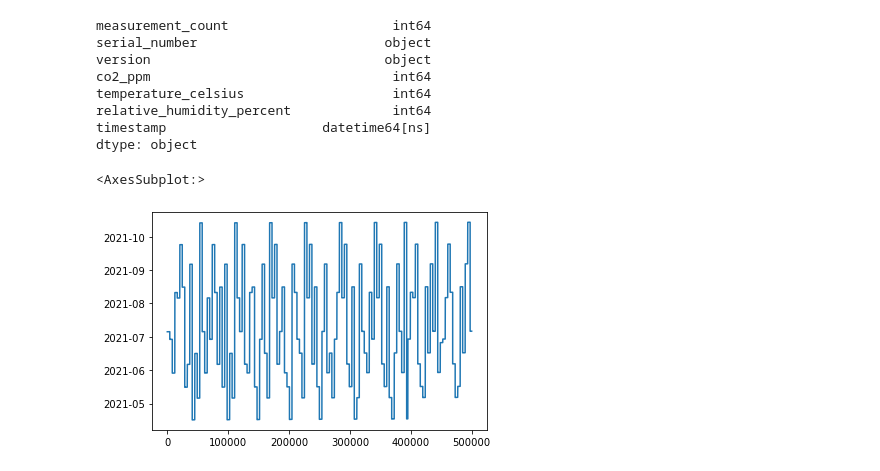
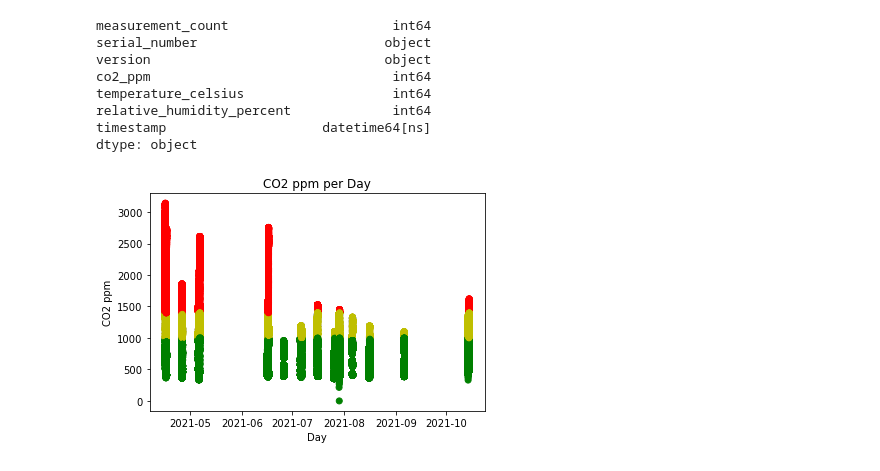
Before and after one commit to alexloosen/Anwesenheitsanalyse, a Jupyter notebook: Untitled.ipynb, the cells around one changed output. Saved outputs shown, nothing was run; the diff lists cells and outputs as text; code cells hidden in the pictures.

```diff
--- a/Untitled.ipynb
+++ b/Untitled.ipynb
@@ -51,11 +52,17 @@ temperature_celsius                   int64
 relative_humidity_percent             int64
 timestamp                    datetime64[ns]
 dtype: object
-# %%
-df_test2 = df
-#df_test2['timestamp'] = pd.to_datetime(df_test2['timestamp'])
-df['timestamp'].plot()
-# %% [output]
-<AxesSubplot:>
-[figure, removed]
+# %%
+x = df['timestamp']
+y = df['co2_ppm']
+
+col = np.where(y<=1000, 'g', np.where(y<1400,'y','r'))
+
+plt.scatter(x, y, c=col)
+plt.title("CO2 ppm per Day")
+plt.xlabel("Day")
+plt.ylabel("CO2 ppm")
+plt.show()
+# %% [output]
+[figure, added]
 # %%
```
Also changed, not shown: parts of 13 cells of this notebook.
